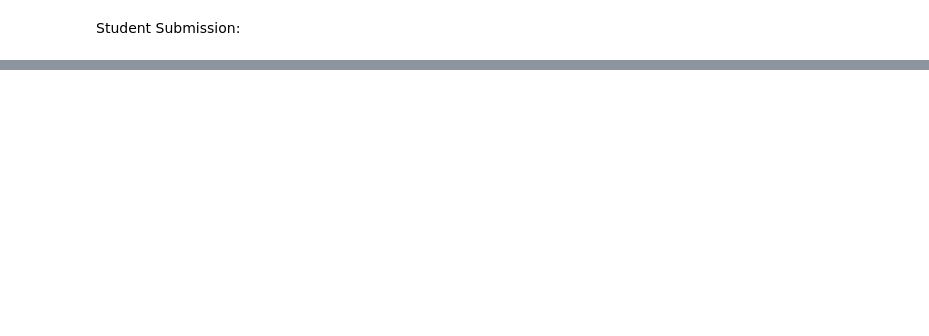
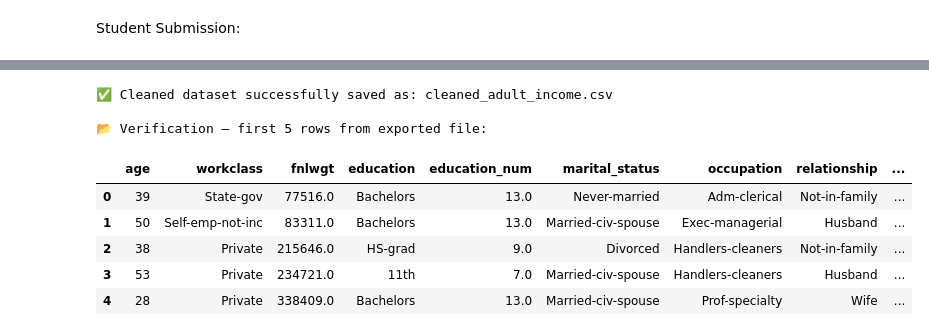
Before and after one commit to Mkamp1/Data747Student, a Jupyter notebook: Week 8/week 8 Michael Kamp.ipynb, the cells around one changed output, grey strips where cells are left out. Drawn from its saved outputs; the diff is of its cells as text; code cells hidden in the pictures; blank space fills up the shorter version.

```diff
--- a/Week 8/week 8 Michael Kamp.ipynb
+++ b/Week 8/week 8 Michael Kamp.ipynb
@@ -69,0 +459,25 @@ Student Submission:
+# %%
+# ---- Step 8: Export Cleaned Dataset ----
+
+# Define the output filename
+output_file = "cleaned_adult_income.csv"
+
+# Save the cleaned DataFrame to CSV (without index column)
+df.to_csv(output_file, index=False)
+
+print(f"✅ Cleaned dataset successfully saved as: {output_file}")
+
+# Optional: Verify export by reading the first few rows back in
+verify_df = pd.read_csv(output_file)
+print("\n📂 Verification — first 5 rows from exported file:")
+display(verify_df.head())
+# %% [output]
+✅ Cleaned dataset successfully saved as: cleaned_adult_income.csv
+
+📂 Verification — first 5 rows from exported file:
+|  | age | workclass | fnlwgt | education | education_num | marital_status | occupation | relationship | ... |
+| 0 | 39 | State-gov | 77516.0 | Bachelors | 13.0 | Never-married | Adm-clerical | Not-in-family | ... |
+| 1 | 50 | Self-emp-not-inc | 83311.0 | Bachelors | 13.0 | Married-civ-spouse | Exec-managerial | Husband | ... |
+| 2 | 38 | Private | 215646.0 | HS-grad | 9.0 | Divorced | Handlers-cleaners | Not-in-family | ... |
+| 3 | 53 | Private | 234721.0 | 11th | 7.0 | Married-civ-spouse | Handlers-cleaners | Husband | ... |
+| 4 | 28 | Private | 338409.0 | Bachelors | 13.0 | Married-civ-spouse | Prof-specialty | Wife | ... |
```
Also changed, not shown: parts of 17 cells of this notebook, 3 other files.
